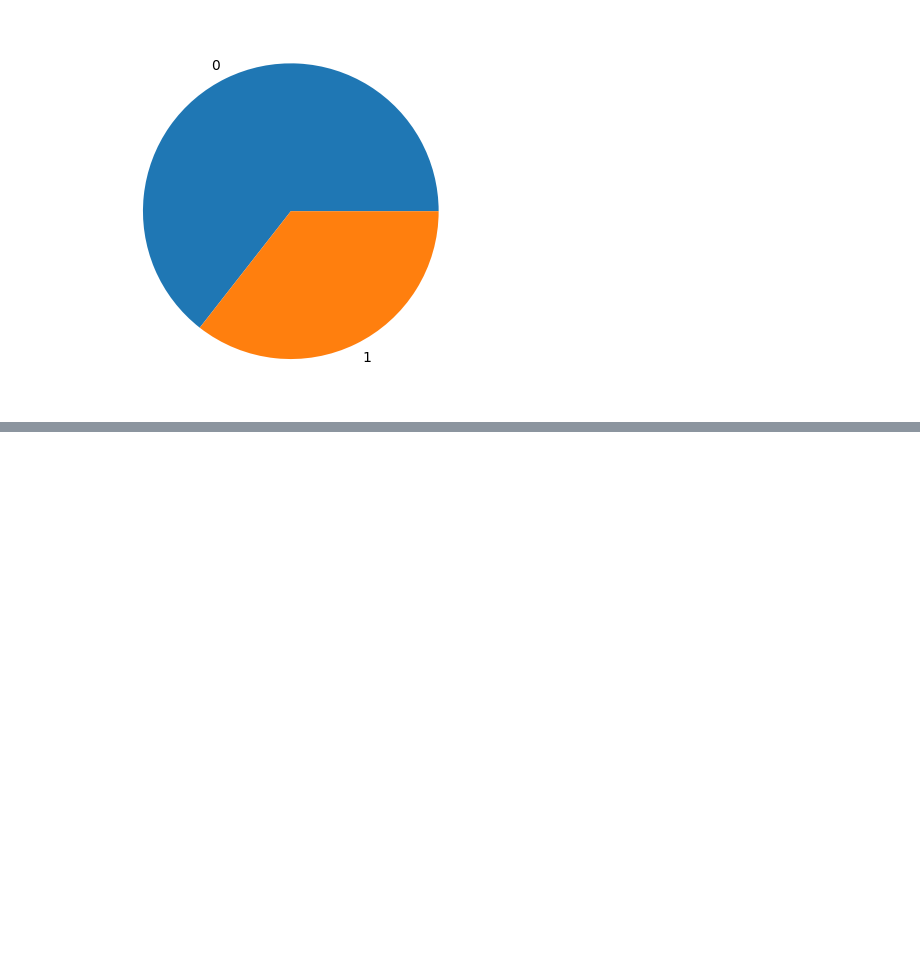
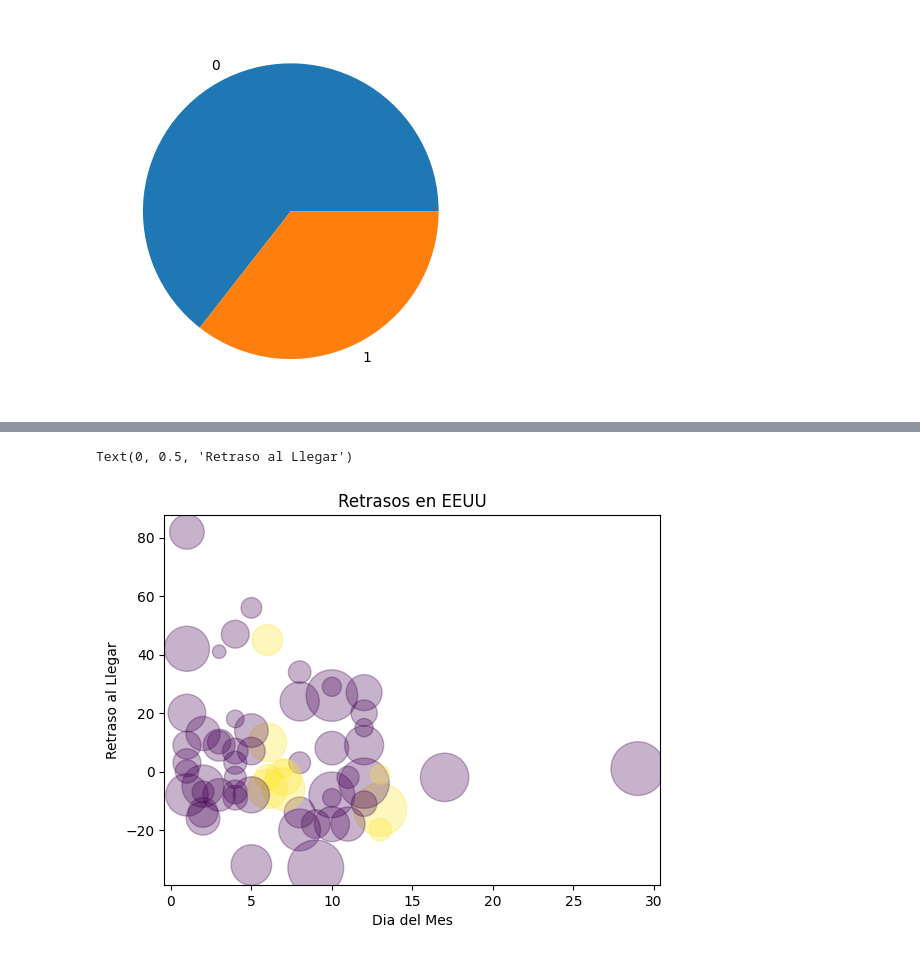
Before and after one commit to luisosmx/Python_exercises, a Jupyter notebook: matplotlib.ipynb, the cells around one changed output, grey strips where cells are left out. Saved outputs shown, nothing was run; the diff lists cells and outputs as text; code cells hidden in the pictures; blank space fills up the shorter version.

```diff
--- a/matplotlib.ipynb
+++ b/matplotlib.ipynb
@@ -34,0 +42,8 @@ plt.show()
+# %%
+plt.scatter(x=df.DayofMonth, y=df.ArrDelay, s=df.Distance, alpha= .3,c= df.DayOfWeek.isin([6,7]))
+plt.title("Retrasos en EEUU")
+plt.xlabel( 'Dia del Mes')
+plt.ylabel( 'Retraso al Llegar')
+# %% [output]
+Text(0, 0.5, 'Retraso al Llegar')
+[figure, added]
```
Also changed, not shown: parts of 2 cells of this notebook.
